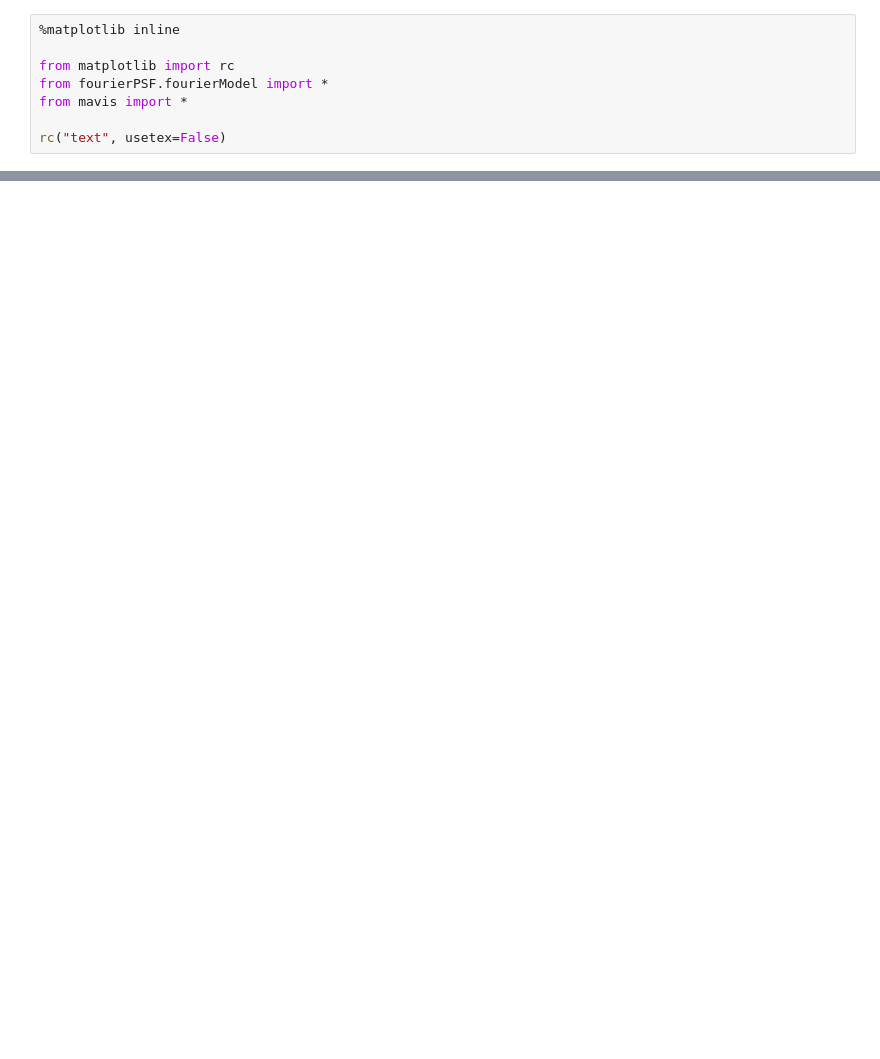
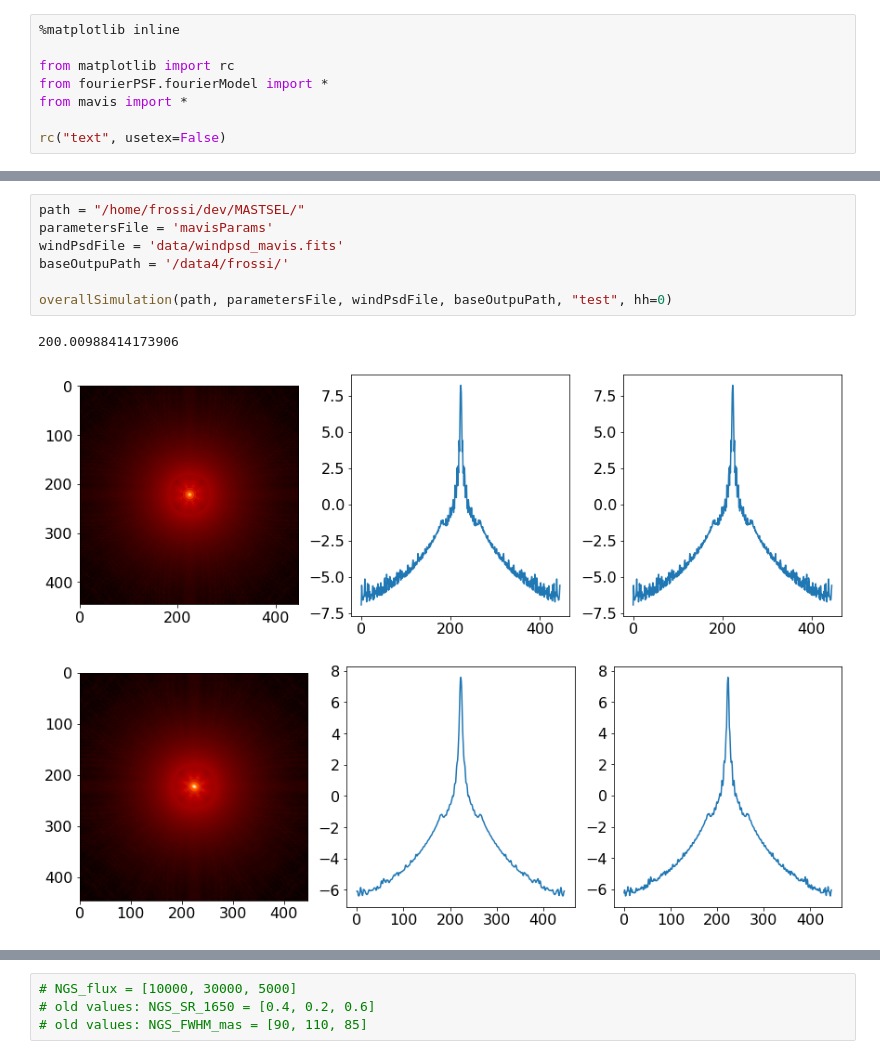
Before and after one commit to astro-tiptop/MASTSEL, a Jupyter notebook: MAVIS-CONVOLUTION.ipynb, the cells around one changed output, grey strips where cells are left out. Saved outputs shown, nothing was run; the diff lists cells and outputs as text; blank space fills up the shorter version.

```diff
--- a/MAVIS-CONVOLUTION.ipynb
+++ b/MAVIS-CONVOLUTION.ipynb
@@ -109,0 +122,11 @@ findfont: Font family ['serif'] not found. Falling back to DejaVu Sans.
+# %%
+path = "/home/frossi/dev/MASTSEL/"
+parametersFile = 'mavisParams'
+windPsdFile = 'data/windpsd_mavis.fits'
+baseOutpuPath = '/data4/frossi/'
+
+overallSimulation(path, parametersFile, windPsdFile, baseOutpuPath, "test", hh=0)
+# %% [output]
+200.00988414173906
+[figure, added]
+[figure, added]
@@ -109,0 +135,4 @@ findfont: Font family ['serif'] not found. Falling back to DejaVu Sans.
+# %%
+# NGS_flux = [10000, 30000, 5000]
+# old values: NGS_SR_1650 = [0.4, 0.2, 0.6]
+# old values: NGS_FWHM_mas = [90, 110, 85]
```
Also changed, not shown: parts of 10 cells of this notebook.
